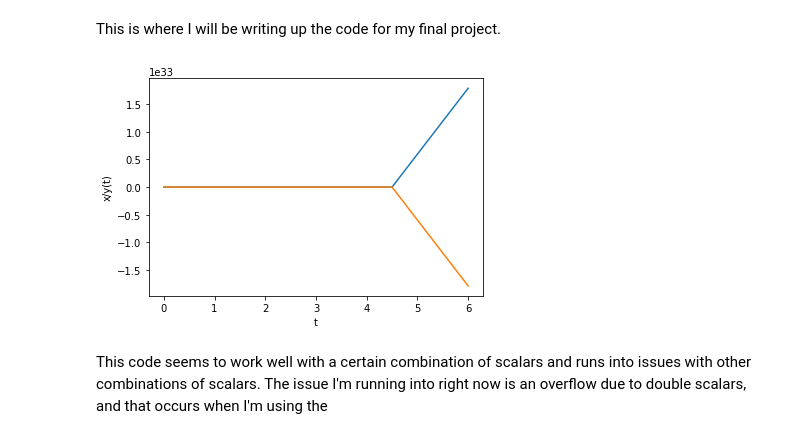
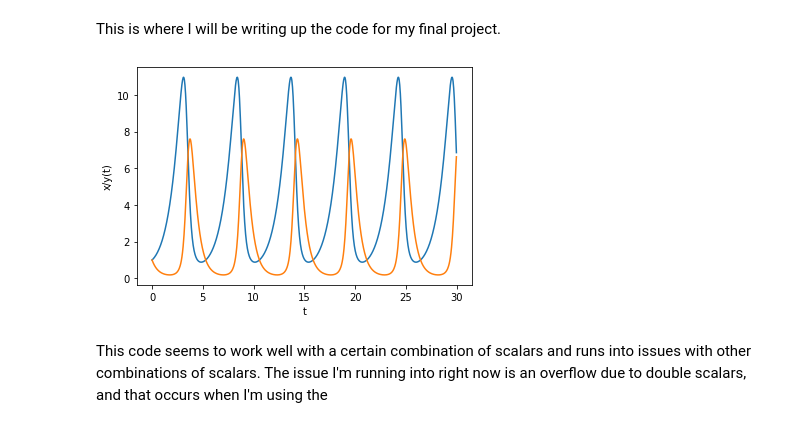
Before and after one commit to AchaseA/Final-Project-Predator-vs.-Prey-Model, a Jupyter notebook: Final Project Main Code.ipynb, the cells around one changed output. Drawn from its saved outputs; the diff is of its cells as text; code cells hidden in the pictures.

```diff
--- a/Final Project Main Code.ipynb
+++ b/Final Project Main Code.ipynb
@@ -57,34 +57,34 @@ def RK4(f, a, b, N):
     '''calculates the solution of the input function using the fourth order runge-kutta solving method
     accepts:
         f - function that returns an array
         a - initial
         b - final
         N - steps
     xpoints represents the population of prey
     ypoints represents the population of predators
         returns
     '''
     h = (b-a)/N
     tpoints = np.arange(a,b,h)
     xpoints = []
     ypoints = []
 
     r = np.array([1.0,1.0],float)
     for t in tpoints:
         xpoints.append(r[0])
         ypoints.append(r[1])
         k1 = h*f(r,t)
         k2 = h*f(r+0.5*k1, t+0.5*h)
         k3 = h*f(r+0.5*k2, t+0.5*h)
         k4 = h*f(r+k3,t+h)
         r += (k1+ 2*k2 + 2*k3 +k4)/6
     plt.plot(tpoints,xpoints)
     plt.plot(tpoints,ypoints)
     plt.xlabel("t")
     plt.ylabel("x/y(t)")
     plt.show()
-RK4(pp, 0, 30, 20)
+RK4(pp, 0, 30, 1000)
 # %% [output]
-[figure, old version]
+[figure, new version]
 # %% [markdown]
 This code seems to work well with a certain combination of scalars and runs into issues with other combinations of scalars. The issue I'm running into right now is an overflow due to double scalars, and that occurs when I'm using the
```
